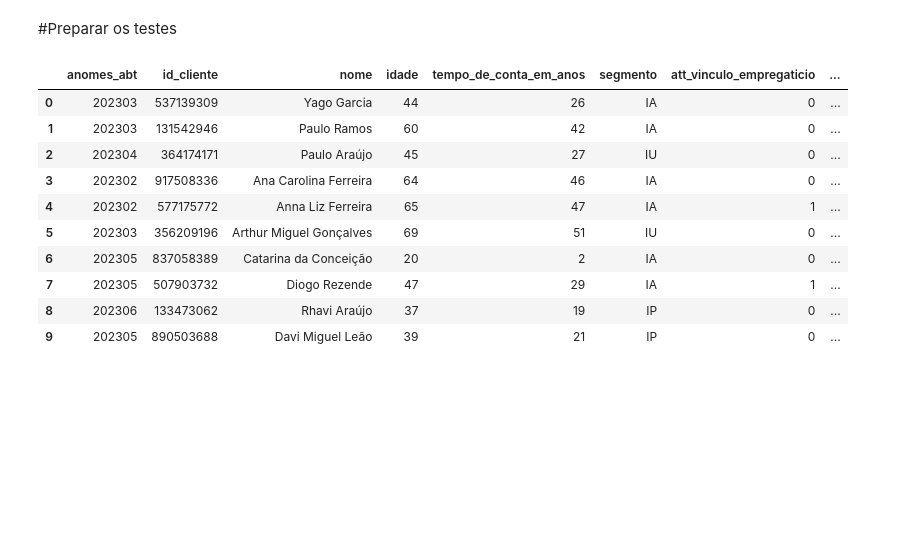
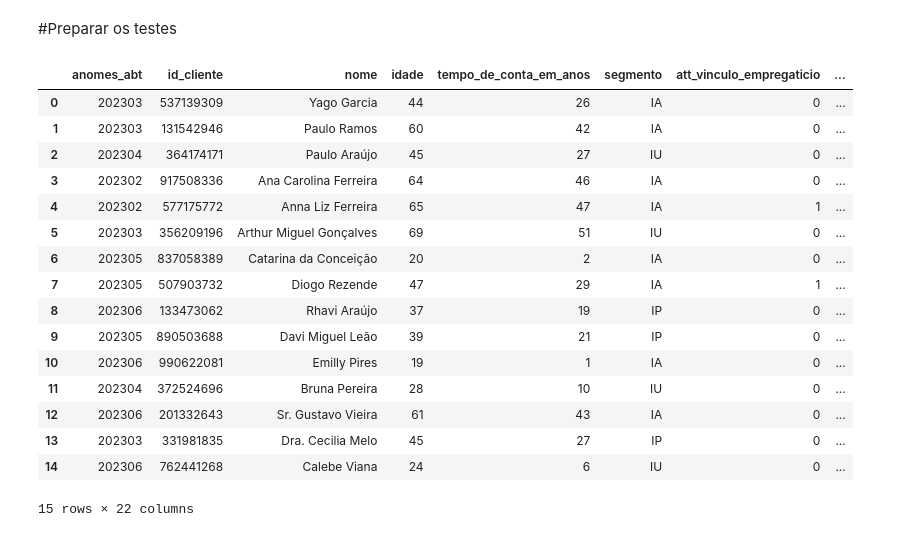
Before and after one commit to camelenchon/projetos, a Jupyter notebook: teste_itau.ipynb, the cells around one changed output. Saved outputs shown, nothing was run; the diff lists cells and outputs as text; code cells hidden in the pictures; blank space fills up the shorter version.

```diff
--- a/teste_itau.ipynb
+++ b/teste_itau.ipynb
@@ -434,17 +522,0 @@ len(variaveis_numericas)
-# %%
-#Boxplot
-
-plt.rcParams["figure.figsize"] = [14.00, 14.00]
-plt.rcParams["figure.autolayout"] = True
-f, axes = plt.subplots(3,3) #3 linhas, 3 colunas
-
-linha = 0
-coluna = 0
-for i in variaveis_numericas:
-    sns.boxplot(data = df_dados, y=i, ax=axes[linha][coluna])
-    coluna += 1
-    if coluna ==3:
-      linha += 1
-      coluna = 0
-
-plt.show()
@@ -453,7 +523,7 @@ plt.show()
 # %%
 #Carregar variaveis categoricas para OneHotEncoding
 variaveis_categoricas = []
-for i in df_dados.columns[0:10].tolist():
+for i in df_dados.columns[0:9].tolist():
   if df_dados.dtypes[i] == 'object' or df_dados.dtypes[i] == 'category':
     variaveis_categoricas.append(i)
 # %%
@@ -664,51 +731,68 @@ df['salario_estimado'] = df['salario_estimado'].fillna(df['salario_estimado'].me
 #Substitui os valores nulos de 'Saldo em conta' pela média dos valores
 df['saldo_em_conta'] = df['saldo_em_conta'].fillna(df['saldo_em_conta'].mean())
 
-#Criando faixa de atraso para utilizar no modelo preditivo
-bins = [-1, 30, 60, 90, 120]
-labels = ['Até 30 dias', 'De 30 a 60 dias', 'De 60 a 90 dias', 'De 90 a 120 dias']
-df['dias_atraso'] = pd.cut(df['maior_atraso'], bins=bins, labels=labels)
-pd.value_counts(df.dias_atraso)
+#Criando faixa de idade para utilizar no modelo preditivo
+bins= [15,30,45,60,75]
+labels = ['16-30', '31-45','46-60','61-75']
+df['faixa_etaria'] = pd.cut(df['idade'], bins=bins, labels=labels)
+pd.value_counts(df.faixa_etaria)
 
-colunas = ['tempo_de_conta_em_anos', 'att_vinculo_empregaticio',
-           'vinculo_empregaticio', 'salario_estimado', 'saldo_em_conta',
+#Criando faixa de saldo em conta para utilizar no modelo preditivo
+bins= [0,1000,5000,10000,20000,40000]
+labels = ['0-1000', '1001-5000','5001-10000','10001-20000','20001-40000']
+df['faixa_saldo_em_conta'] = pd.cut(df['saldo_em_conta'], bins=bins, labels=labels)
+pd.value_counts(df.faixa_saldo_em_conta)
+
+#Criando faixa de saldo em atraso para usar no modelo preditivo
+bins = [0, 5000, 10000, 20000,40000, 500000]
+labels = ['0-5000','5000-10000','10001-20000','20001-40000','40001-50000']
+df['faixa_saldo_atraso'] = pd.cut(df['saldo_em_atraso'], bins=bins,labels=labels)
+pd.value_counts(df.faixa_saldo_atraso)
+
+colunas =['faixa_etaria', 'att_vinculo_empregaticio',
+           'vinculo_empregaticio', 'faixa_saldo_em_conta',
            'reng_ult_3_meses', 'contato_ult_3meses', 'qtd_contratos_em_atraso',
-           'saldo_em_atraso', 'dias_atraso', 'renegociou_no_mes_seguinte']
-
+           'faixa_saldo_atraso', 'renegociou_no_mes_seguinte']
 df_dados = pd.DataFrame(df, columns=colunas)
 
 #Carregar variaveis categoricas para OneHotEncoding
 variaveis_categoricas = []
-for i in df_dados.columns[0:10].tolist():
+for i in df_dados.columns[0:8].tolist():
   if df_dados.dtypes[i] == 'object' or df_dados.dtypes[i] == 'category':
     variaveis_categoricas.append(i)
 
 lb = LabelEncoder()
 
 for var in variaveis_categoricas:
     df_dados[var] = lb.fit_transform(df_dados[var])
 
 #Separar as variaveis preditoras e alvo
-PREDITORAS = df_dados.iloc[:, 0:9]
+PREDITORAS = df_dados.iloc[:, 0:8]
 
 #Normalizando as variaveis
 Normalizador = MinMaxScaler()
 dados_normalizados = Normalizador.fit_transform(PREDITORAS)
 
 previsoes = clf.predict(dados_normalizados)
 probabilidades = clf.predict_proba(dados_normalizados)
 df['PREVISOES'] = previsoes
 df['PROBABILIDADES'] = probabilidades[:, 1]
-df.head(10)
+df.head(15)
 # %% [output]
 |  | anomes_abt | id_cliente | nome | idade | tempo_de_conta_em_anos | segmento | att_vinculo_empregaticio | ... |
 | 0 | 202303 | 537139309 | Yago Garcia | 44 | 26 | IA | 0 | ... |
 | 1 | 202303 | 131542946 | Paulo Ramos | 60 | 42 | IA | 0 | ... |
 | 2 | 202304 | 364174171 | Paulo Araújo | 45 | 27 | IU | 0 | ... |
 | 3 | 202302 | 917508336 | Ana Carolina Ferreira | 64 | 46 | IA | 0 | ... |
 | 4 | 202302 | 577175772 | Anna Liz Ferreira | 65 | 47 | IA | 1 | ... |
 | 5 | 202303 | 356209196 | Arthur Miguel Gonçalves | 69 | 51 | IU | 0 | ... |
 | 6 | 202305 | 837058389 | Catarina da Conceição | 20 | 2 | IA | 0 | ... |
 | 7 | 202305 | 507903732 | Diogo Rezende | 47 | 29 | IA | 1 | ... |
 | 8 | 202306 | 133473062 | Rhavi Araújo | 37 | 19 | IP | 0 | ... |
 | 9 | 202305 | 890503688 | Davi Miguel Leão | 39 | 21 | IP | 0 | ... |
+| 10 | 202306 | 990622081 | Emilly Pires | 19 | 1 | IA | 0 | ... |
+| 11 | 202304 | 372524696 | Bruna Pereira | 28 | 10 | IU | 0 | ... |
+| 12 | 202306 | 201332643 | Sr. Gustavo Vieira | 61 | 43 | IA | 0 | ... |
+| 13 | 202303 | 331981835 | Dra. Cecilia Melo | 45 | 27 | IP | 0 | ... |
+| 14 | 202306 | 762441268 | Calebe Viana | 24 | 6 | IU | 0 | ... |
+15 rows × 22 columns
```
Also changed, not shown: parts of 51 cells of this notebook.
